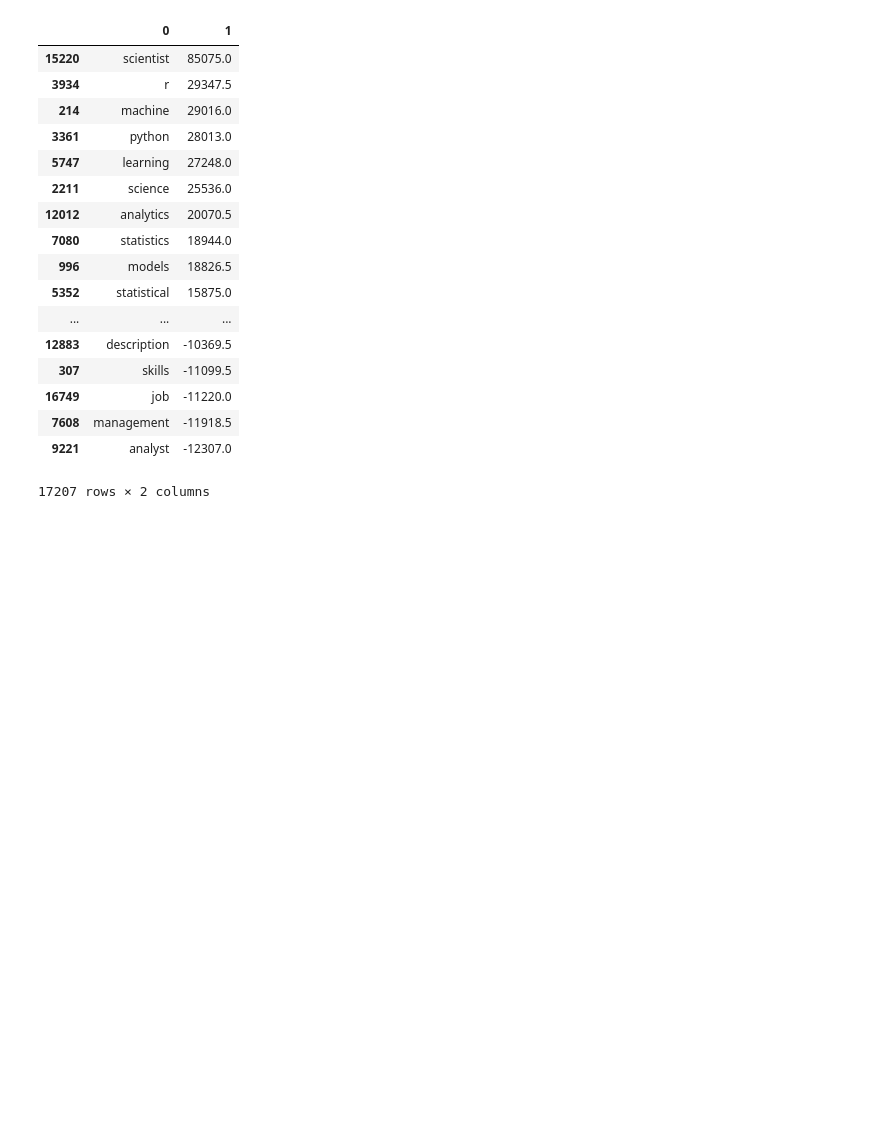
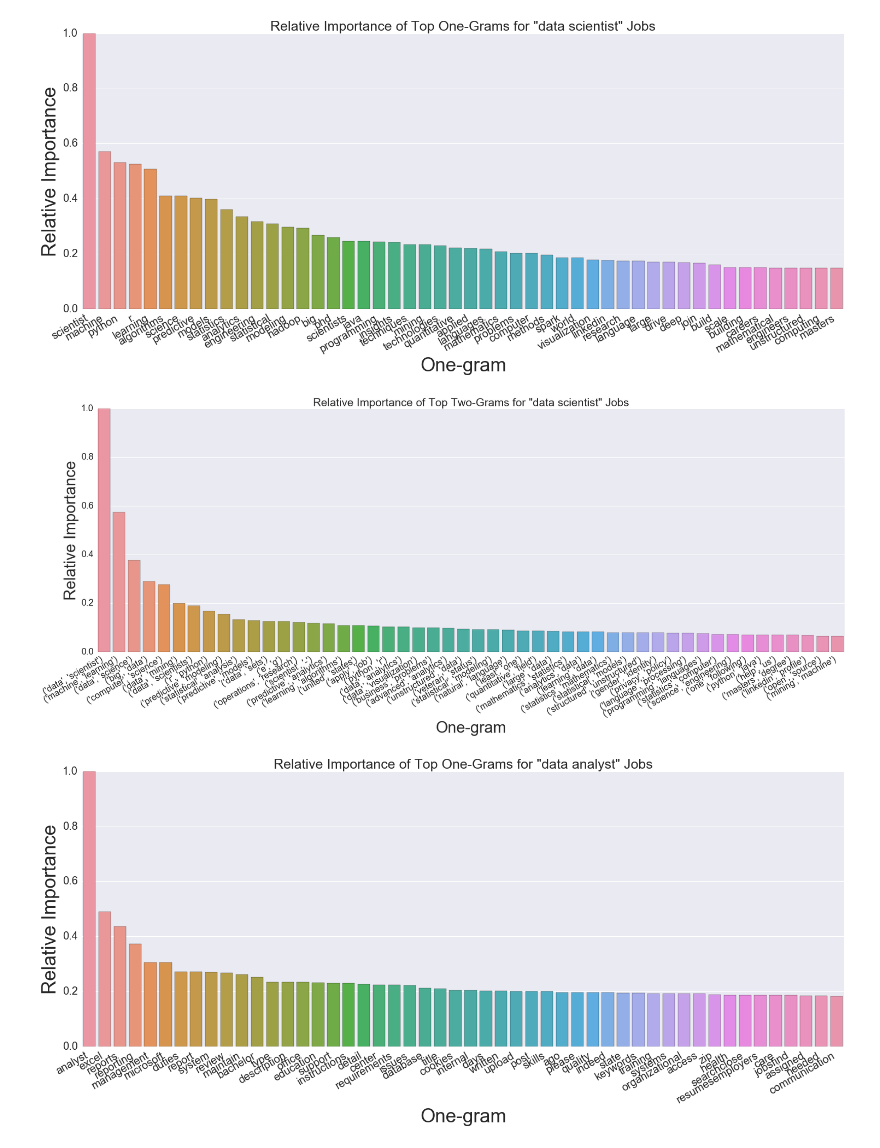
Before and after one commit to levenal/Data-Science-Skills, a Jupyter notebook: exploration.ipynb, the cells around one changed output. Saved outputs shown, nothing was run; the diff lists cells and outputs as text; code cells hidden in the pictures; blank space fills up the shorter version.

Commit message:
Updated exploration.ipynb with plots of relative term importances

```diff
--- a/exploration.ipynb
+++ b/exploration.ipynb
@@ -18,6 +21,8 @@ one_grams = pickle.load(open('one_grams_data_scientist_data_analyst.pkl','rb'))
 two_grams = pickle.load(open('two_grams_data_scientist_data_analyst.pkl','rb'))
 one_grams = one_grams[:-1]
 two_grams = two_grams[:-1]
+# %%
+search_terms  = ['"data scientist"', '"data analyst"']
 # %%
 one_gram_counter = Counter()
 two_gram_counter = Counter()
@@ -38,37 +43,47 @@ for job_title in two_grams:
     for key,val in job_title.iteritems():
         two_gram_avg[key] += val/two_gram_counter[key]
 # %%
+comparison_dfs_one = [[] for i in one_grams]
 tf_rtf_one = [dict() for i in one_grams]
 
 for i in range(len(one_grams)):
     for key in one_grams[i].keys():
-        tf_rtf_one[i][key] = (one_grams[i][key] * (one_grams[i][key] - one_gram_avg[key]))
-og = pd.DataFrame(tf_rtf_one[0].items())
-og.sort_values(by=1,ascending=False)
+        tf_rtf_one[i][key] = ((one_grams[i][key] - one_gram_avg[key]))
+    comparison_dfs_one[i] = pd.DataFrame(tf_rtf_one[i].items(), columns=['term','value'])
+    comparison_dfs_one[i].sort_values(by='value',ascending=False, inplace=True)
+    comparison_dfs_one[i]['value'] = comparison_dfs_one[i]['value'] / comparison_dfs_one[i]['value'].max()
 # %%
+comparison_dfs_two = [[] for i in two_grams]
 tf_rtf_two = [dict() for i in two_grams]
 for i in range(len(two_grams)):
     for key in two_grams[i].keys():
-        tf_rtf_two[i][key] = (two_grams[i][key] / two_gram_avg[key])
+        tf_rtf_two[i][key] = (two_grams[i][key] - two_gram_avg[key])
+    comparison_dfs_two[i] = pd.DataFrame(tf_rtf_two[i].items(), columns=['term','value'])
+    comparison_dfs_two[i].sort_values(by='value',ascending=False, inplace=True)
+    comparison_dfs_two[i]['value'] = comparison_dfs_two[i]['value'] / comparison_dfs_two[i]['value'].max()
-# %%
-og = pd.DataFrame(tf_rtf_one[0].items())
-og.sort_values(by=1,ascending=False)
-# %% [output]
-|  | 0 | 1 |
-| 15220 | scientist | 85075.0 |
-| 3934 | r | 29347.5 |
-| 214 | machine | 29016.0 |
-| 3361 | python | 28013.0 |
-| 5747 | learning | 27248.0 |
-| 2211 | science | 25536.0 |
-| 12012 | analytics | 20070.5 |
-| 7080 | statistics | 18944.0 |
-| 996 | models | 18826.5 |
-| 5352 | statistical | 15875.0 |
-| ... | ... | ... |
-| 12883 | description | -10369.5 |
-| 307 | skills | -11099.5 |
-| 16749 | job | -11220.0 |
-| 7608 | management | -11918.5 |
-| 9221 | analyst | -12307.0 |
-17207 rows × 2 columns
+# %%
+top_x = 50
+for i, job_title in enumerate(search_terms):
+
+    fig, ax = plt.subplots(figsize=(25,10))
+    myplot = sns.barplot(comparison_dfs_one[i]['term'].values[:top_x],comparison_dfs_one[i]['value'].values[:top_x],ax=ax)
+    plt.ylabel('Relative Importance', size=35)
+    plt.xlabel('One-gram', size=35)
+    plt.xticks(rotation=60, size=20)
+    plt.yticks(size=20)
+    plt.title('Relative Importance of Top One-Grams for {} Jobs'.format(job_title), size=25)
+    fig.autofmt_xdate()
+
+    fig, ax = plt.subplots(figsize=(25,10))
+    myplot = sns.barplot(comparison_dfs_two[i]['term'].values[:top_x],comparison_dfs_two[i]['value'].values[:top_x],ax=ax)
+    plt.ylabel('Relative Importance', size=35)
+    plt.xlabel('One-gram', size=35)
+    plt.xticks(rotation=60, size=20)
+    plt.yticks(size=20)
+    plt.title('Relative Importance of Top Two-Grams for {} Jobs'.format(job_title), size=25)
+    plt.tight_layout()
+    fig.autofmt_xdate()
+# %% [output]
+[figure, added]
+[figure, added]
+[figure, added]
```
Also changed, not shown: parts of 2 cells of this notebook.
